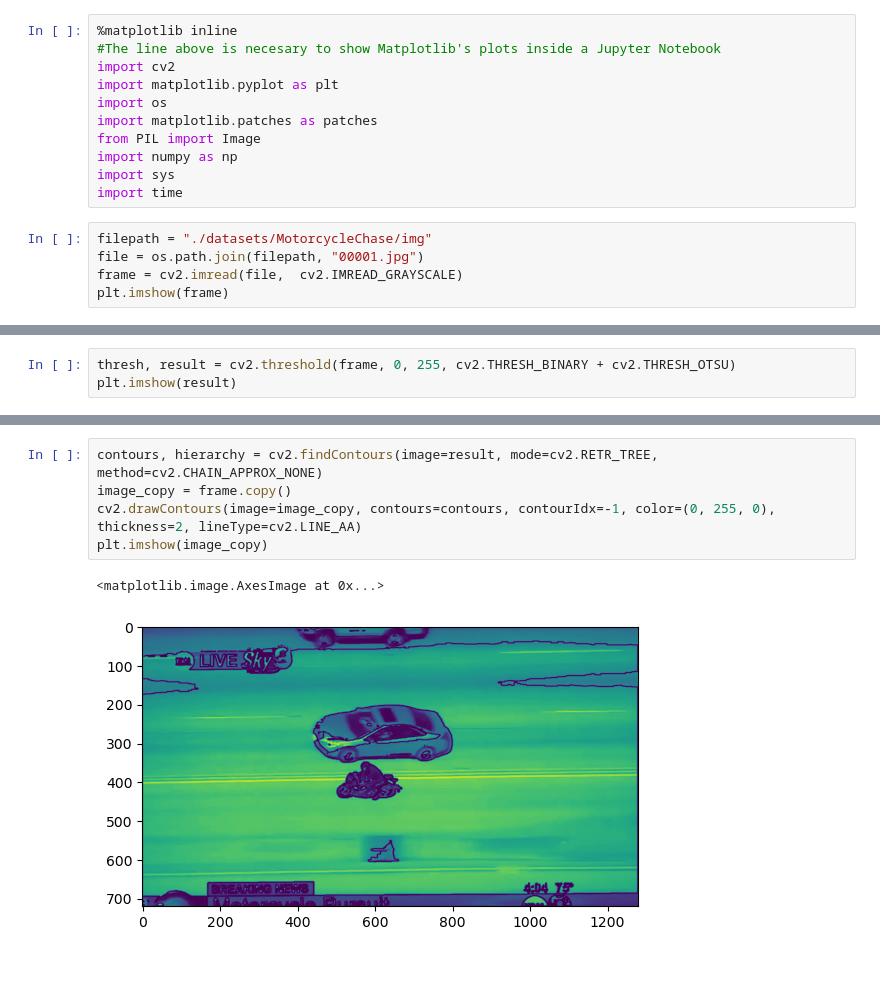
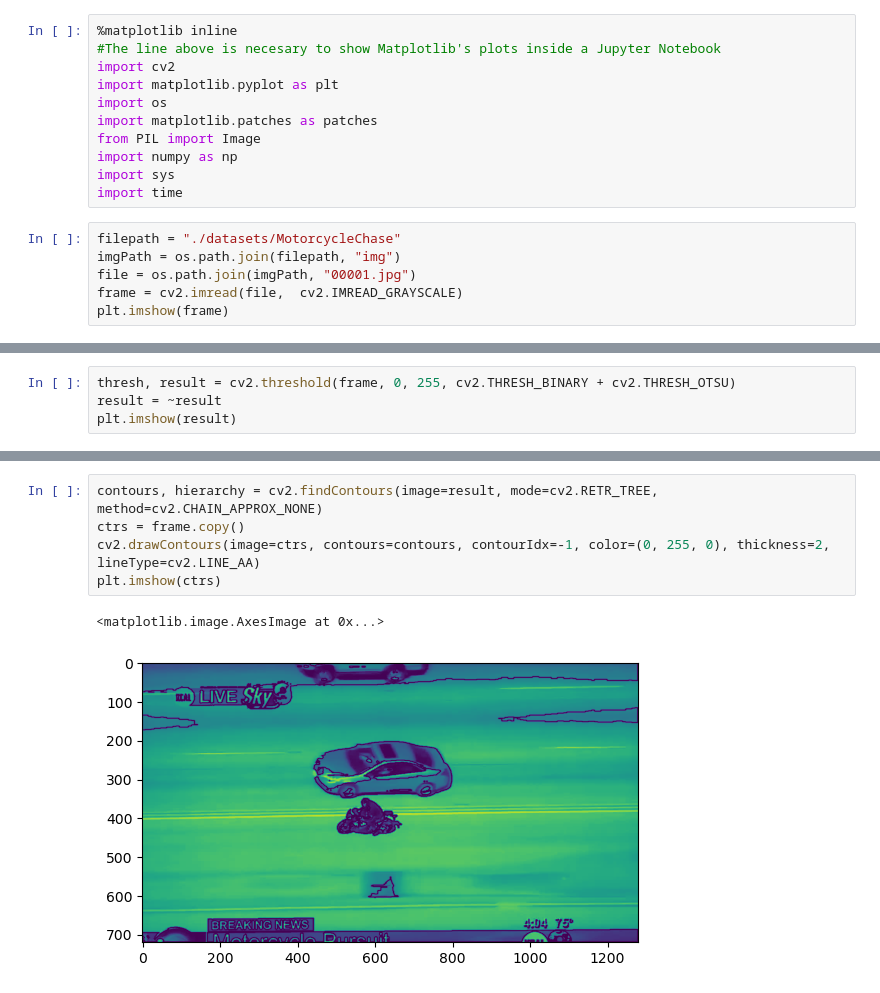
Before and after one commit to ivan-serrano-hernandez/Computer-Vision-project, a Jupyter notebook: Centroid-based Tracking.ipynb, the cells around one changed output, grey strips where cells are left out. Saved outputs shown, nothing was run; the diff lists cells and outputs as text.

```diff
--- a/Centroid-based Tracking.ipynb
+++ b/Centroid-based Tracking.ipynb
@@ -19,8 +44,9 @@ import numpy as np
 import sys
 import time
 # %%
-filepath = "./datasets/MotorcycleChase/img"
-file = os.path.join(filepath, "00001.jpg")
+filepath = "./datasets/MotorcycleChase"
+imgPath = os.path.join(filepath, "img")
+file = os.path.join(imgPath, "00001.jpg")
 frame = cv2.imread(file,  cv2.IMREAD_GRAYSCALE)
 plt.imshow(frame)
 # %% [output]
@@ -29,5 +55,6 @@ plt.imshow(frame)
 # %%
 thresh, result = cv2.threshold(frame, 0, 255, cv2.THRESH_BINARY + cv2.THRESH_OTSU)
+result = ~result
 plt.imshow(result)
 # %% [output]
 <matplotlib.image.AxesImage at 0x...>
@@ -35,8 +72,8 @@ plt.imshow(result)
 # %%
 contours, hierarchy = cv2.findContours(image=result, mode=cv2.RETR_TREE, method=cv2.CHAIN_APPROX_NONE)
-image_copy = frame.copy()
-cv2.drawContours(image=image_copy, contours=contours, contourIdx=-1, color=(0, 255, 0), thickness=2, lineType=cv2.LINE_AA)
-plt.imshow(image_copy)
+ctrs = frame.copy()
+cv2.drawContours(image=ctrs, contours=contours, contourIdx=-1, color=(0, 255, 0), thickness=2, lineType=cv2.LINE_AA)
+plt.imshow(ctrs)
 # %% [output]
 <matplotlib.image.AxesImage at 0x...>
-[figure, old version]
+[figure, new version]
```
Also changed, not shown: parts of 10 cells of this notebook.
